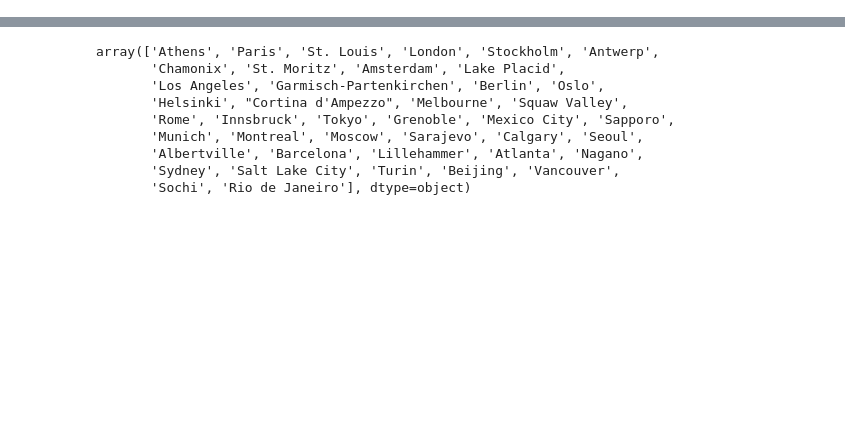
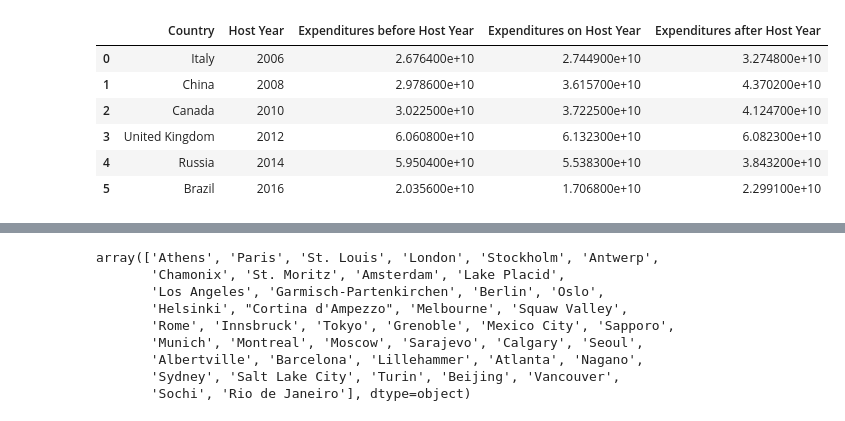
Before and after one commit to gjumaan/olympics-tourism-trends, a Jupyter notebook: data_cleanup.ipynb, the cells around one changed output, grey strips where cells are left out. Saved outputs shown, nothing was run; the diff lists cells and outputs as text; code cells hidden in the pictures; blank space fills up the shorter version.

```diff
--- a/data_cleanup.ipynb
+++ b/data_cleanup.ipynb
@@ -17,0 +135,35 @@ expenditures_df = pd.read_csv('Resources/INT.XPND.csv')
+# %%
+#Create a new data frame that holds the host countries and the expenditures data for the year prior to hosting, the year they hosted and the year after hosting
+expenditure_change_df = pd.DataFrame({
+    'Country': combined_df['Country'],
+    'Host Year': combined_df['Year'],
+    'Expenditures before Host Year': '',
+    'Expenditures on Host Year': '',
+    'Expenditures after Host Year': ''
+
+})
+
+expenditure_data_prior_host_year = [combined_df.iloc[0, 13], combined_df.iloc[1, 15], combined_df.iloc[2, 17], \
+                            combined_df.iloc[3, 19], combined_df.iloc[4, 21], combined_df.iloc[5, 23]]
+
+expenditure_data_on_host_year = [combined_df.iloc[0, 14], combined_df.iloc[1, 16], combined_df.iloc[2, 18], \
+                            combined_df.iloc[3, 20], combined_df.iloc[4, 22], combined_df.iloc[5, 24]]
+
+expenditure_data_after_host_year = [combined_df.iloc[0, 15], combined_df.iloc[1, 17], combined_df.iloc[2, 19], \
+                            combined_df.iloc[3, 21], combined_df.iloc[4, 23], combined_df.iloc[5, 25]]
+
+expenditure_change_df['Expenditures before Host Year'] = expenditure_data_prior_host_year
+
+expenditure_change_df['Expenditures on Host Year'] = expenditure_data_on_host_year
+
+expenditure_change_df['Expenditures after Host Year'] = expenditure_data_after_host_year
+
+expenditure_change_df
+# %% [output]
+|  | Country | Host Year | Expenditures before Host Year | Expenditures on Host Year | Expenditures after Host Year |
+| 0 | Italy | 2006 | 2.676400e+10 | 2.744900e+10 | 3.274800e+10 |
+| 1 | China | 2008 | 2.978600e+10 | 3.615700e+10 | 4.370200e+10 |
+| 2 | Canada | 2010 | 3.022500e+10 | 3.722500e+10 | 4.124700e+10 |
+| 3 | United Kingdom | 2012 | 6.060800e+10 | 6.132300e+10 | 6.082300e+10 |
+| 4 | Russia | 2014 | 5.950400e+10 | 5.538300e+10 | 3.843200e+10 |
+| 5 | Brazil | 2016 | 2.035600e+10 | 1.706800e+10 | 2.299100e+10 |
```
Also changed, not shown: parts of 19 cells of this notebook.
